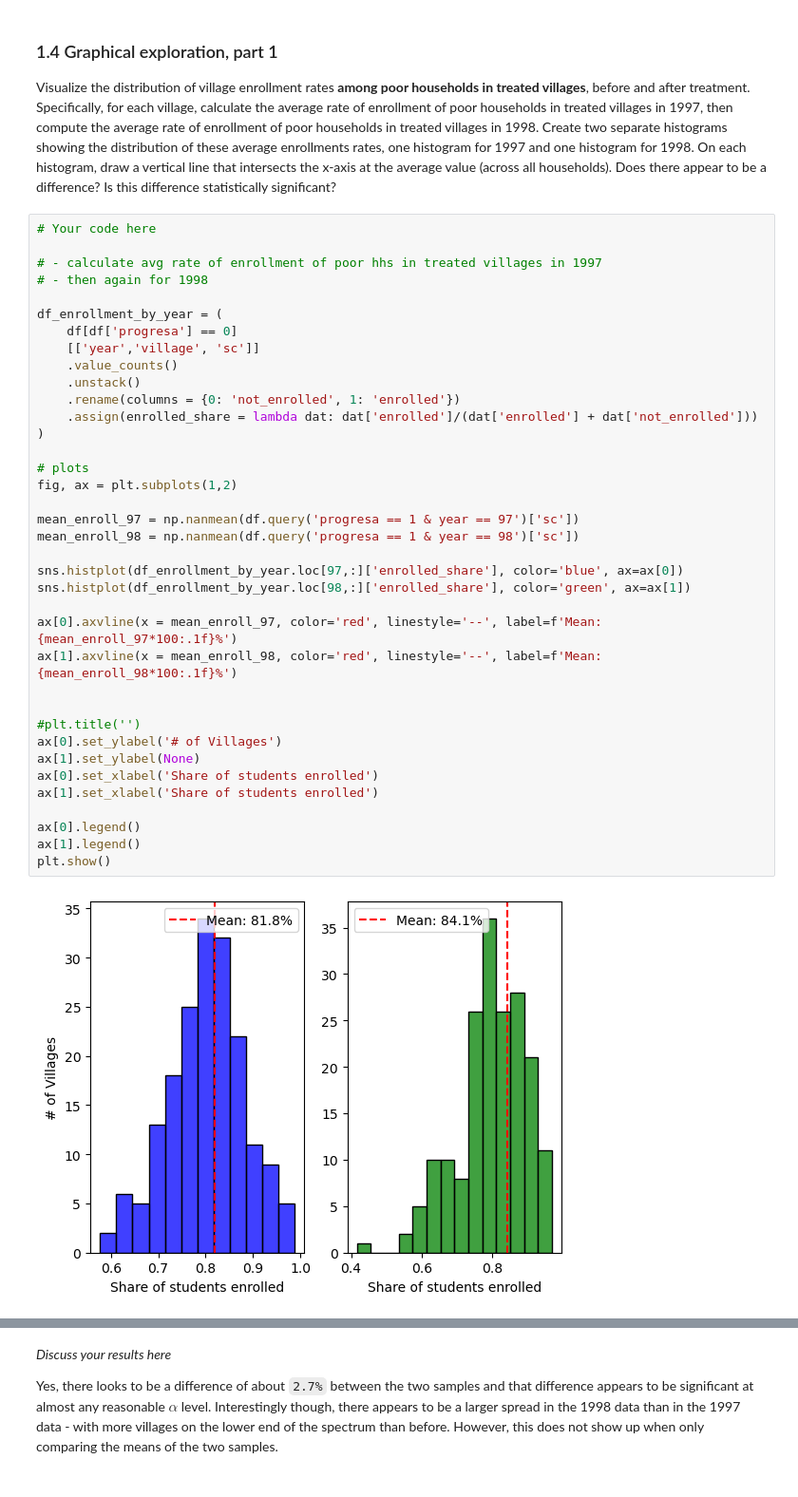
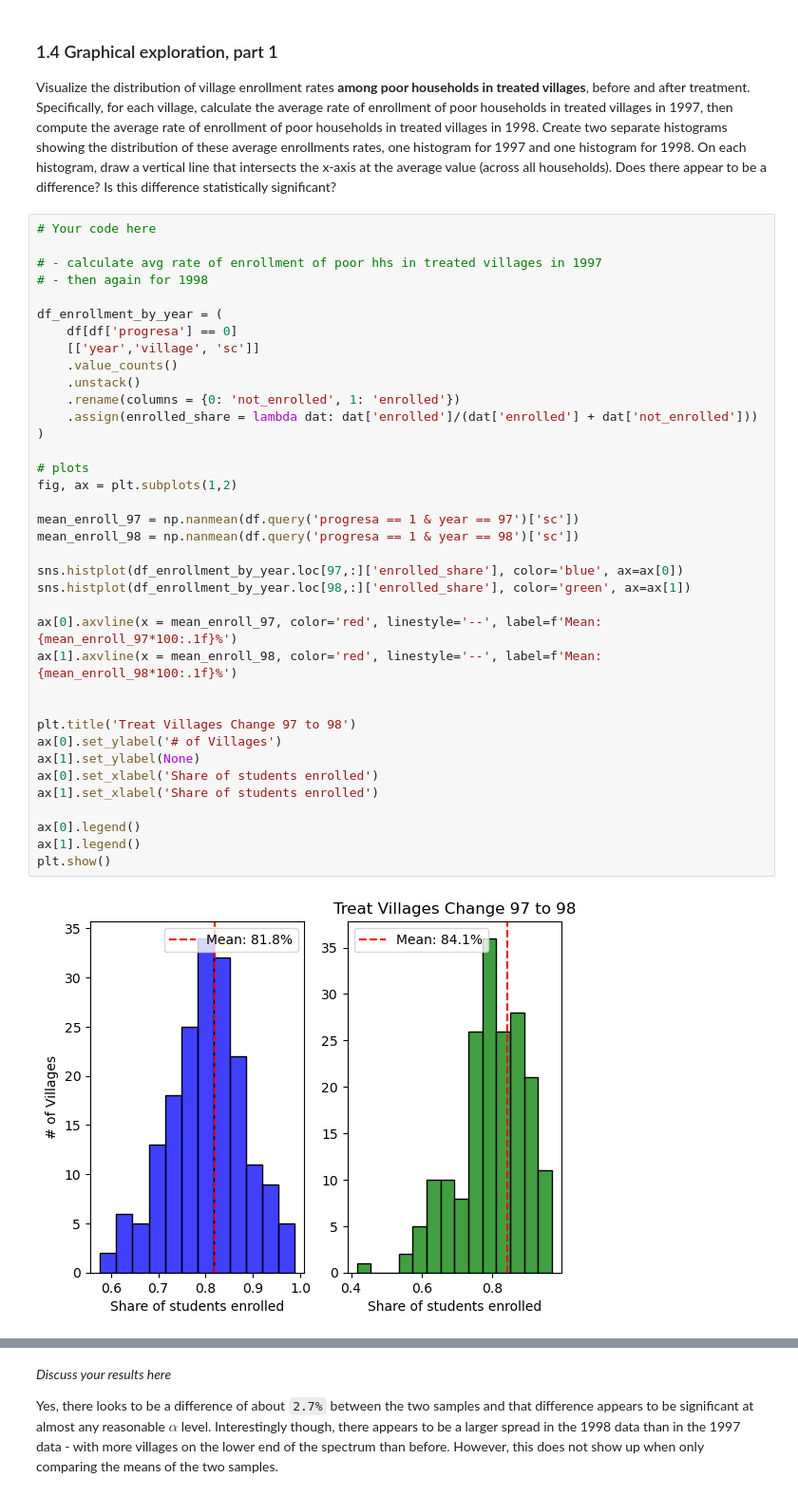
Before and after one commit to jatkins23/info251-aml-s24, a Jupyter notebook: psets/PS2/ATKINS_JON-PS2.ipynb, the cells around one changed output, grey strips where cells are left out. Shown: that part at 95% size. Drawn from its saved outputs; the diff is of its cells as text.

```diff
--- a/psets/PS2/ATKINS_JON-PS2.ipynb
+++ b/psets/PS2/ATKINS_JON-PS2.ipynb
@@ -460,32 +601,32 @@ df_enrollment_by_year = (
     df[df['progresa'] == 0]
     [['year','village', 'sc']]
     .value_counts()
     .unstack()
     .rename(columns = {0: 'not_enrolled', 1: 'enrolled'})
     .assign(enrolled_share = lambda dat: dat['enrolled']/(dat['enrolled'] + dat['not_enrolled']))
 )
 
 # plots
 fig, ax = plt.subplots(1,2)
 
 mean_enroll_97 = np.nanmean(df.query('progresa == 1 & year == 97')['sc'])
 mean_enroll_98 = np.nanmean(df.query('progresa == 1 & year == 98')['sc'])
 
 sns.histplot(df_enrollment_by_year.loc[97,:]['enrolled_share'], color='blue', ax=ax[0])
 sns.histplot(df_enrollment_by_year.loc[98,:]['enrolled_share'], color='green', ax=ax[1])
 
 ax[0].axvline(x = mean_enroll_97, color='red', linestyle='--', label=f'Mean: {mean_enroll_97*100:.1f}%')
 ax[1].axvline(x = mean_enroll_98, color='red', linestyle='--', label=f'Mean: {mean_enroll_98*100:.1f}%')
 
 
-#plt.title('')
+plt.title('Treat Villages Change 97 to 98')
 ax[0].set_ylabel('# of Villages')
 ax[1].set_ylabel(None)
 ax[0].set_xlabel('Share of students enrolled')
 ax[1].set_xlabel('Share of students enrolled')
 
 ax[0].legend()
 ax[1].legend()
 plt.show()
 # %% [output]
-[figure, old version]
+[figure, new version]
```
Also changed, not shown: parts of 21 cells of this notebook.
